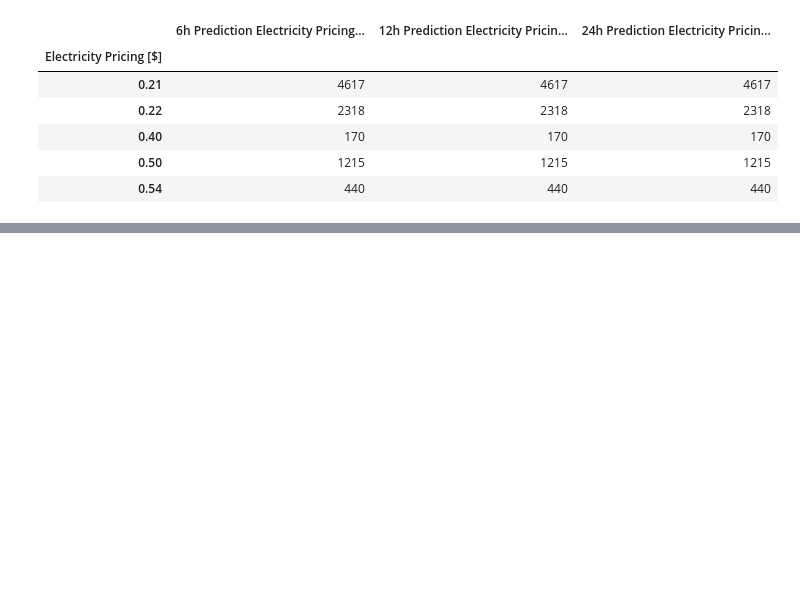
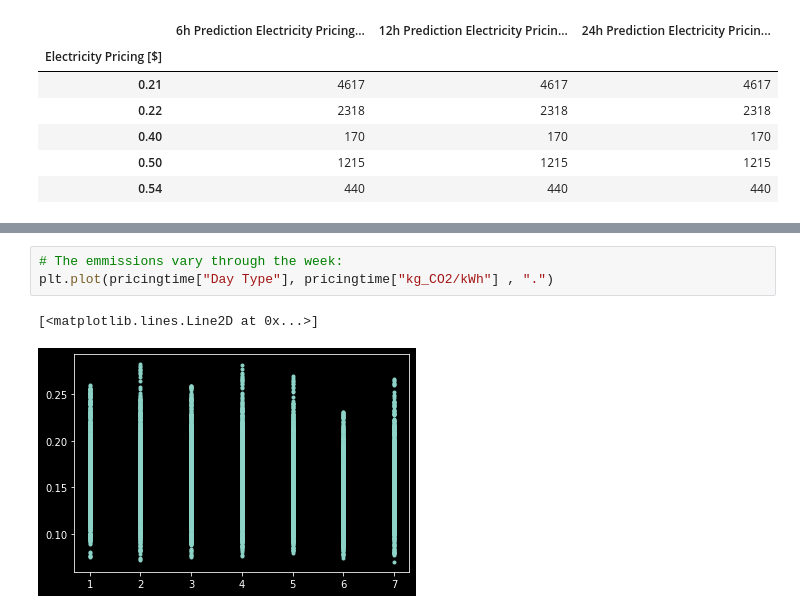
Before and after one commit to ludwigbald/msc-thesis, a Jupyter notebook: exploration.ipynb, the cells around one changed output, grey strips where cells are left out. Cells and saved outputs as stored; diff of their text form; blank space fills up the shorter version.

```diff
--- a/exploration.ipynb
+++ b/exploration.ipynb
@@ -137,0 +202,6 @@ pricing.groupby("Electricity Pricing [$]").count()
+# %%
+# The emmissions vary through the week:
+plt.plot(pricingtime["Day Type"], pricingtime["kg_CO2/kWh"] , ".")
+# %% [output]
+[<matplotlib.lines.Line2D at 0x...>]
+[figure, added]
```
Also changed, not shown: parts of 14 cells of this notebook, 4 other files.
